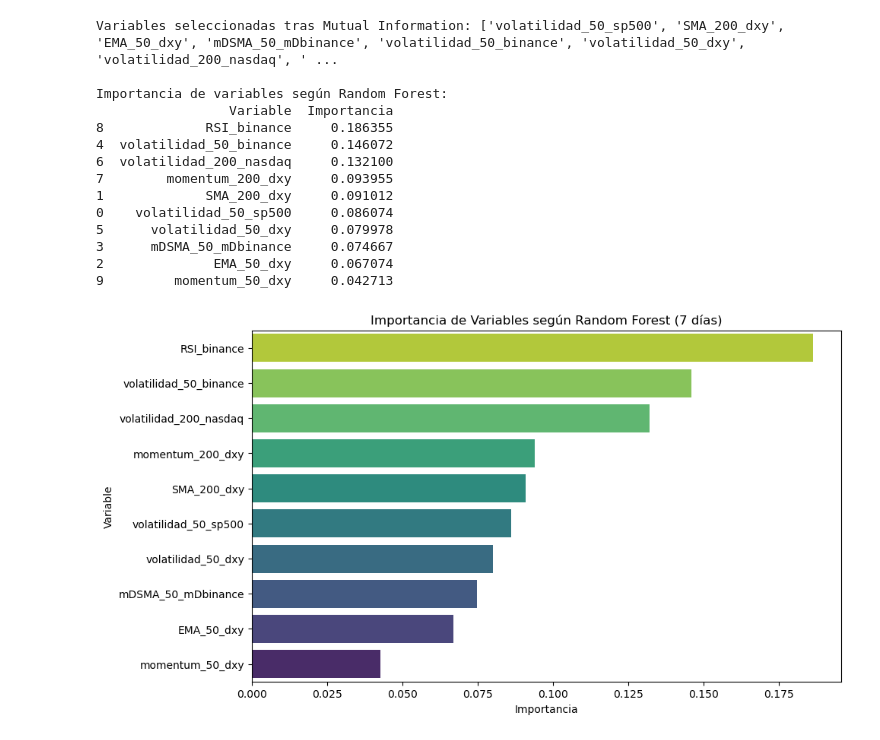
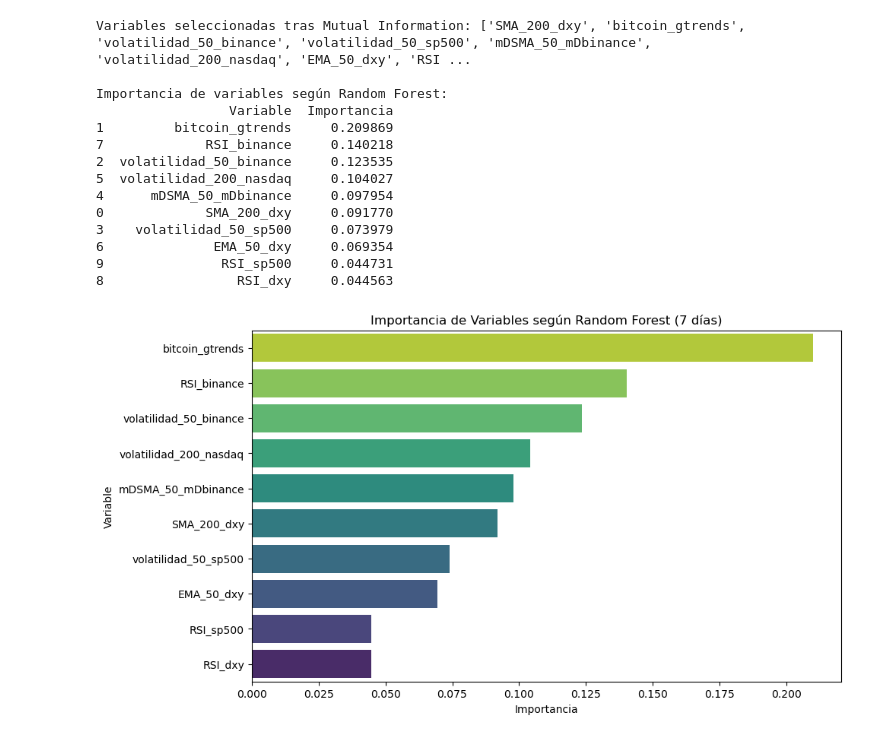
Before and after one commit to rosagomezzgil/c2425-R6, a Jupyter notebook: src/analisis/eliminacion de variables.ipynb, the cells around one changed output. Saved outputs shown, nothing was run; the diff lists cells and outputs as text; code cells hidden in the pictures.

```diff
--- a/src/analisis/eliminacion de variables.ipynb
+++ b/src/analisis/eliminacion de variables.ipynb
@@ -1,11 +10,9 @@
 # %%
-import seaborn as sns
-import matplotlib.pyplot as plt
-import pandas as pd
-
 # Cargar los datos
 csv_file_path = r"../../data/limpieza/cleaned_data.csv"
-df = pd.read_csv(csv_file_path)
+df_timestamp = pd.read_csv(csv_file_path)
+
+df = df_timestamp.drop('timestamp', axis=1)
 
 # Calcular la correlación con las variables objetivo
 corr_target = df.corr()[['pct_cambio_7d', 'tendencia_futura_7d', 'pct_cambio_30d', 'tendencia_futura_30d']].sort_values(by='pct_cambio_7d', ascending=False)
@@ -22,13 +29,6 @@ plt.show()
 # para identificar las características más relevantes para predecir el cambio porcentual de 7 días ('pct_cambio_7d').
 # Luego, utilizaremos un modelo de RandomForestRegressor para confirmar la importancia de las variables seleccionadas.
 # Finalmente, visualizaremos las importancias de las variables seleccionadas a través de un gráfico de barras.
-
-# Importamos las librerías necesarias
-from sklearn.feature_selection import SelectKBest, mutual_info_regression  # Para la selección de características
-from sklearn.ensemble import RandomForestRegressor  # Modelo de Random Forest
-import pandas as pd  # Para manipulación de datos
-import matplotlib.pyplot as plt  # Para visualización
-import seaborn as sns  # Para gráficos más estilizados
 
 # 🔹 Definir la variable objetivo
 target_7d = "pct_cambio_7d"
@@ -82,44 +82,44 @@ umbral = mi_df["MI_Score"].median()
 selected_features = mi_df[mi_df["MI_Score"] > umbral]["Variable"].tolist()
 print(f"Variables seleccionadas tras Mutual Information: {selected_features}")
 
 ### 📌 PASO 2: CONFIRMAR IMPORTANCIA CON RANDOM FOREST ###
 rf = RandomForestRegressor(n_estimators=200, random_state=42)  # Modelo con 200 árboles
 rf.fit(X_7d[selected_features], y_7d)  # Entrenamos el modelo con las características seleccionadas
 
 # Obtener importancia de variables
 importances = rf.feature_importances_
 importance_df = pd.DataFrame({"Variable": selected_features, "Importancia": importances})
 importance_df = importance_df.sort_values(by="Importancia", ascending=False)
 
 print("\nImportancia de variables según Random Forest:")
 print(importance_df)
 
 # 🔹 Visualización de las importancias
 # Ordenar el DataFrame de importancia de menor a mayor para mejor visualización
 importance_df = importance_df.sort_values(by="Importancia", ascending=True)
 
 # Crear la gráfica de barras horizontales
 plt.figure(figsize=(10, 6))
-sns.barplot(x="Importancia", y="Variable", data=importance_df, palette="viridis")
+sns.barplot(x="Importancia", y="Variable", data=importance_df, hue="Variable", palette="viridis", legend=False)
 plt.title("Importancia de Variables según Random Forest (7 días)")
 plt.xlabel("Importancia")
 plt.ylabel("Variable")
 plt.gca().invert_yaxis()  # Para que las más importantes aparezcan arriba
 plt.show()
 # %% [output]
-Variables seleccionadas tras Mutual Information: ['volatilidad_50_sp500', 'SMA_200_dxy', 'EMA_50_dxy', 'mDSMA_50_mDbinance', 'volatilidad_50_binance', 'volatilidad_50_dxy', 'volatilidad_200_nasdaq', ' ...
+Variables seleccionadas tras Mutual Information: ['SMA_200_dxy', 'bitcoin_gtrends', 'volatilidad_50_binance', 'volatilidad_50_sp500', 'mDSMA_50_mDbinance', 'volatilidad_200_nasdaq', 'EMA_50_dxy', 'RSI ...
 
 Importancia de variables según Random Forest:
                  Variable  Importancia
-8             RSI_binance     0.186355
-4  volatilidad_50_binance     0.146072
-6  volatilidad_200_nasdaq     0.132100
-7        momentum_200_dxy     0.093955
-1             SMA_200_dxy     0.091012
-0    volatilidad_50_sp500     0.086074
-5      volatilidad_50_dxy     0.079978
-3      mDSMA_50_mDbinance     0.074667
-2              EMA_50_dxy     0.067074
-9         momentum_50_dxy     0.042713
+1         bitcoin_gtrends     0.209869
+7             RSI_binance     0.140218
+2  volatilidad_50_binance     0.123535
+5  volatilidad_200_nasdaq     0.104027
+4      mDSMA_50_mDbinance     0.097954
+0             SMA_200_dxy     0.091770
+3    volatilidad_50_sp500     0.073979
+6              EMA_50_dxy     0.069354
+9               RSI_sp500     0.044731
+8                 RSI_dxy     0.044563
-[figure, old version]
+[figure, new version]
 # %%
```
Also changed, not shown: parts of 5 cells of this notebook, 32 other files.
